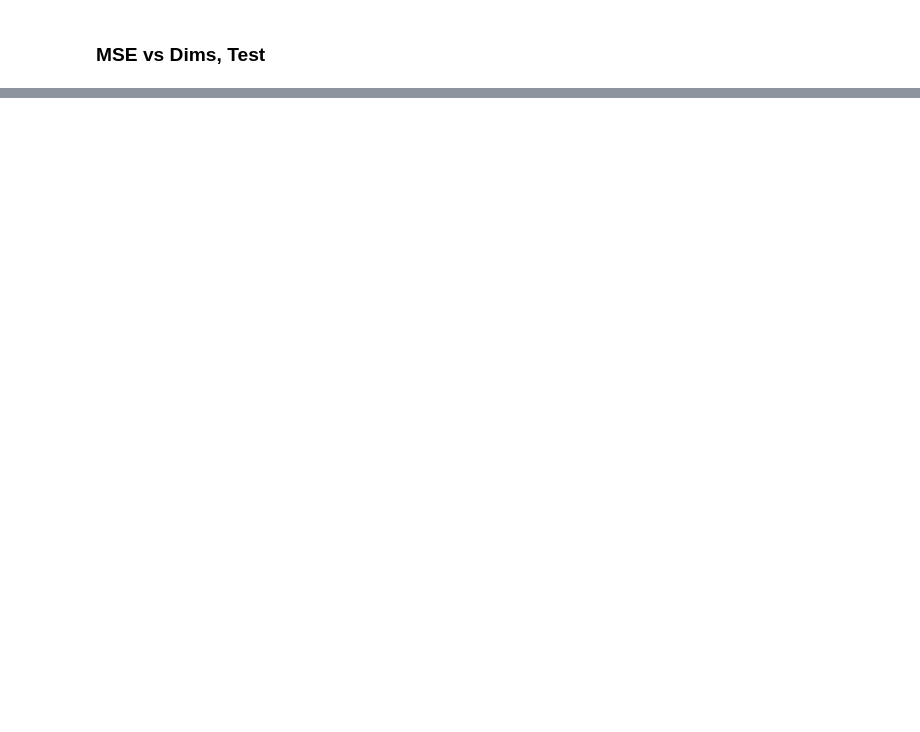
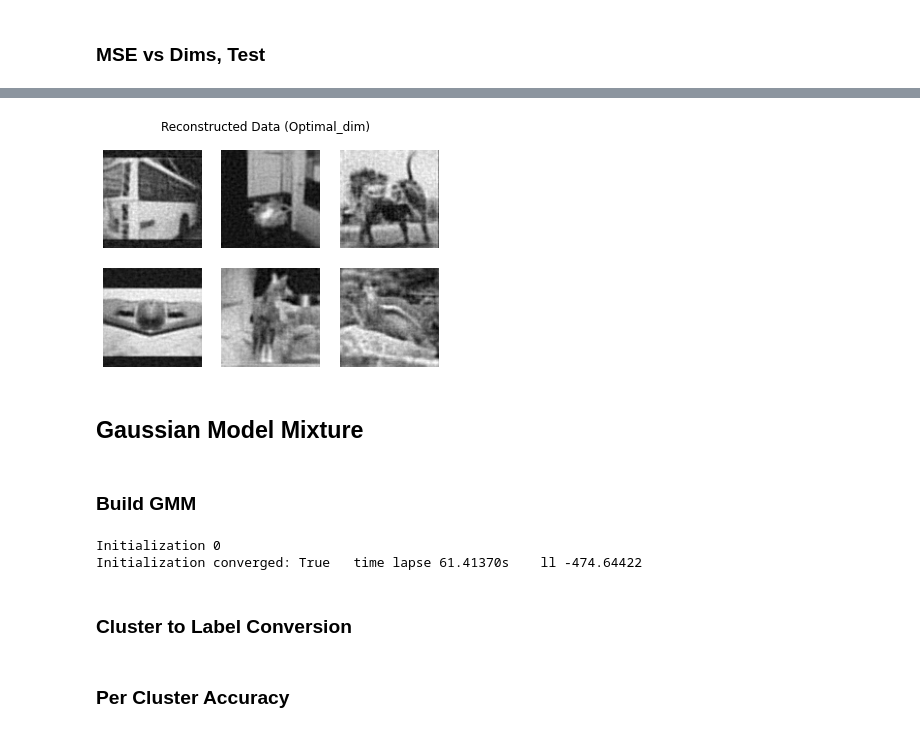
Before and after one commit to peeeyow/stl10-pca-gmm-experiment, a Jupyter notebook: pca_gmm_modules.ipynb, the cells around one changed output, grey strips where cells are left out. Cells and saved outputs as stored; diff of their text form; code cells hidden in the pictures; blank space fills up the shorter version.

```diff
--- a/pca_gmm_modules.ipynb
+++ b/pca_gmm_modules.ipynb
@@ -232,0 +311,16 @@ plot_mse(mse_per_dim, dims, "Dims vs MSE for Unlabeled Dataset")
+# %%
+dim_optimal = 1028
+
+normalized_data_unlabeled_flatten, mean_unlabeled, std_unlabeled = normalize(data_unlabeled_flattened)
+pca_optimal = PCA(n_components=dim_optimal).fit(normalized_data_unlabeled_flatten.T)
+code_optimal = pca_optimal.transform(normalized_data_unlabeled_flatten.T)
+# %%
+reconstructed_data = denormalize(pca_optimal.inverse_transform(code_optimal).T, mean_unlabeled, std_unlabeled).T
+plot_sample(
+    reconstructed_data.T,
+    indices,
+    f"Reconstructed Data (Optimal_dim)",
+    (96, 96),
+)
+# %% [output]
+[figure, added]
@@ -232,0 +333,12 @@ plot_mse(mse_per_dim, dims, "Dims vs MSE for Unlabeled Dataset")
+# %% [markdown]
+## Gaussian Model Mixture
+# %% [markdown]
+### Build GMM
+# %%
+n_components = 10
+gmm = GaussianMixture(n_components=n_components, verbose=2, verbose_interval=5).fit(code_optimal)
+# %% [output]
+Initialization 0
+Initialization converged: True   time lapse 61.41370s    ll -474.64422
+# %% [markdown]
+### Cluster to Label Conversion
@@ -232,0 +357,2 @@ plot_mse(mse_per_dim, dims, "Dims vs MSE for Unlabeled Dataset")
+# %% [markdown]
+### Per Cluster Accuracy
```
Also changed, not shown: parts of 36 cells of this notebook.
